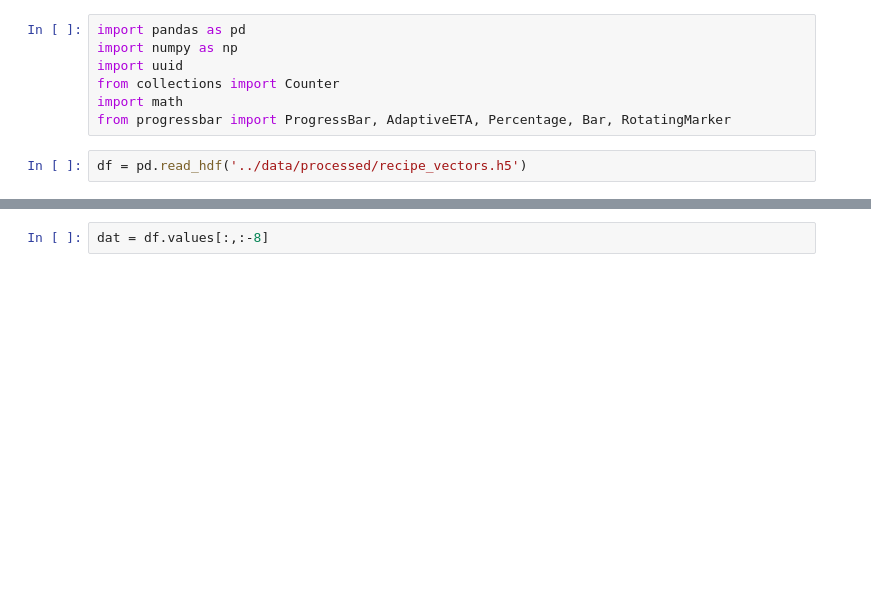
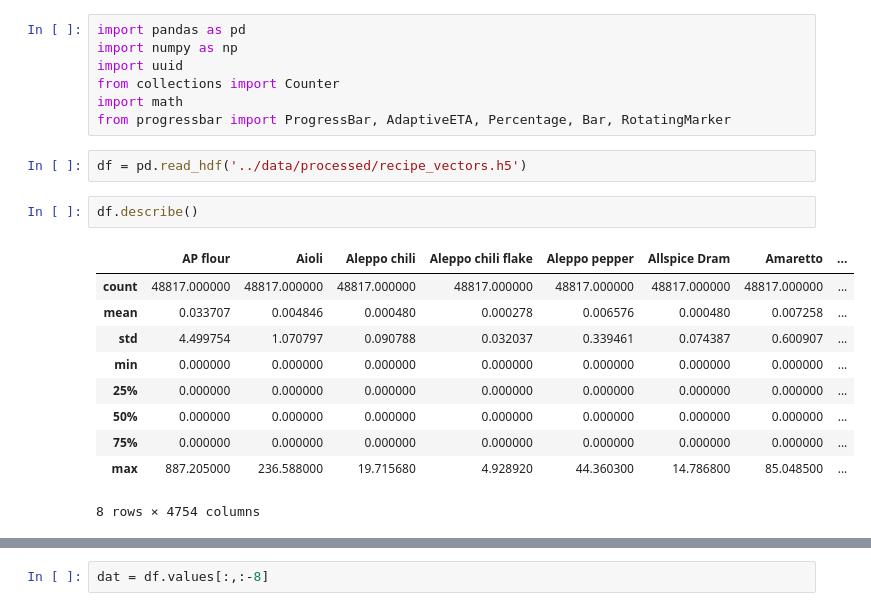
Before and after one commit to Sisyphus192/deep-dishes, a Jupyter notebook: notebooks/Market Basket Analysis.ipynb, the cells around one changed output, grey strips where cells are left out. Cells and saved outputs as stored; diff of their text form; blank space fills up the shorter version.

```diff
--- a/notebooks/Market Basket Analysis.ipynb
+++ b/notebooks/Market Basket Analysis.ipynb
@@ -7,3 +7,16 @@ import math
 from progressbar import ProgressBar, AdaptiveETA, Percentage, Bar, RotatingMarker
 # %%
 df = pd.read_hdf('../data/processed/recipe_vectors.h5')
+# %%
+df.describe()
+# %% [output]
+|  | AP flour | Aioli | Aleppo chili | Aleppo chili flake | Aleppo pepper | Allspice Dram | Amaretto | ... |
+| count | 48817.000000 | 48817.000000 | 48817.000000 | 48817.000000 | 48817.000000 | 48817.000000 | 48817.000000 | ... |
+| mean | 0.033707 | 0.004846 | 0.000480 | 0.000278 | 0.006576 | 0.000480 | 0.007258 | ... |
+| std | 4.499754 | 1.070797 | 0.090788 | 0.032037 | 0.339461 | 0.074387 | 0.600907 | ... |
+| min | 0.000000 | 0.000000 | 0.000000 | 0.000000 | 0.000000 | 0.000000 | 0.000000 | ... |
+| 25% | 0.000000 | 0.000000 | 0.000000 | 0.000000 | 0.000000 | 0.000000 | 0.000000 | ... |
+| 50% | 0.000000 | 0.000000 | 0.000000 | 0.000000 | 0.000000 | 0.000000 | 0.000000 | ... |
+| 75% | 0.000000 | 0.000000 | 0.000000 | 0.000000 | 0.000000 | 0.000000 | 0.000000 | ... |
+| max | 887.205000 | 236.588000 | 19.715680 | 4.928920 | 44.360300 | 14.786800 | 85.048500 | ... |
+8 rows × 4754 columns
```
Also changed, not shown: parts of 8 cells of this notebook.
